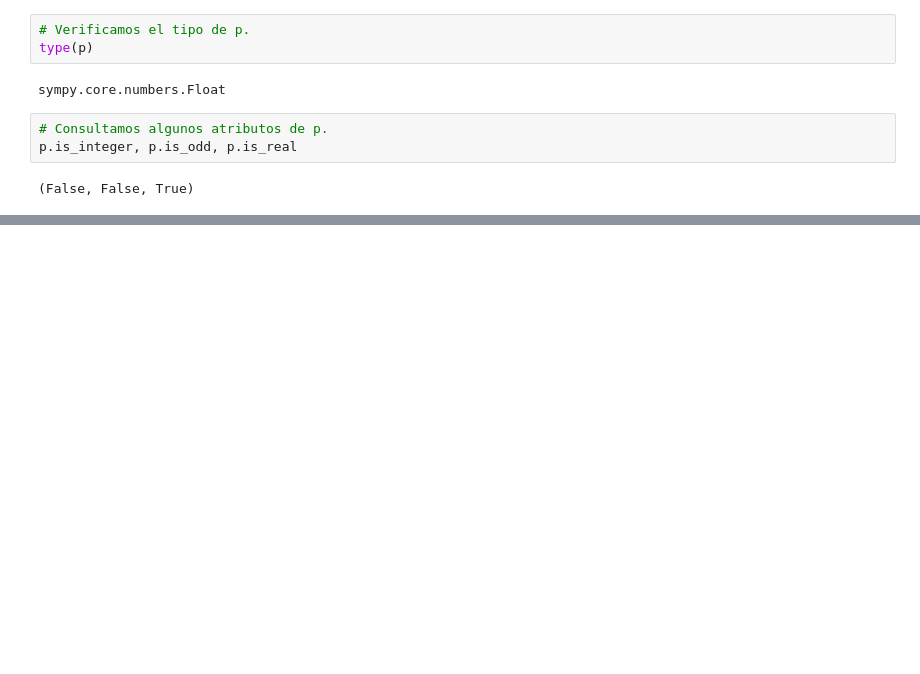
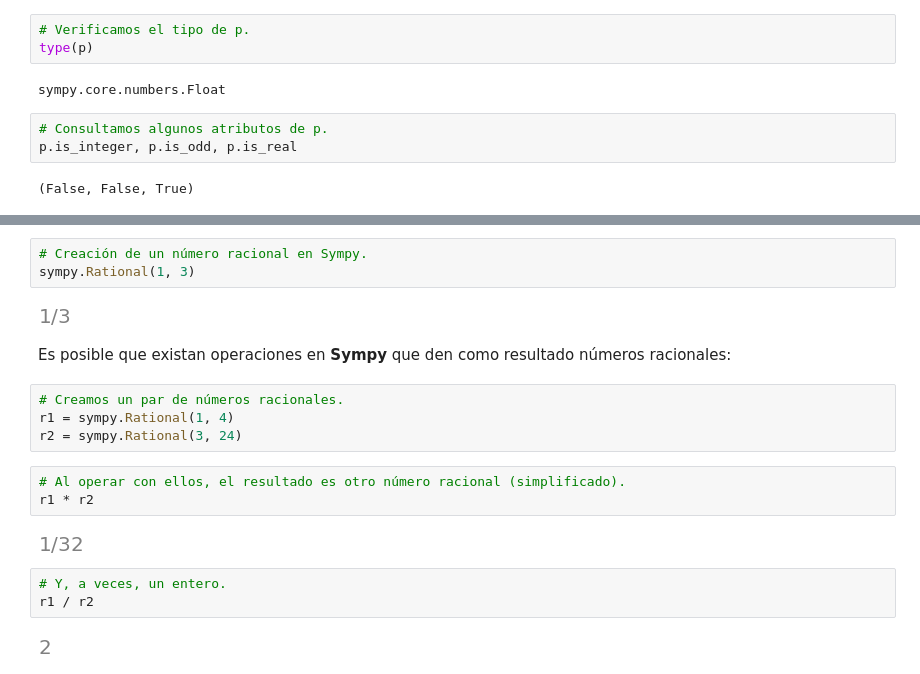
Before and after one commit to rquezadac/udd_data_analytics_lectures, a Jupyter notebook: seccion_04_scipy/clase_4_2.ipynb, the cells around one changed output, grey strips where cells are left out. Cells and saved outputs as stored; diff of their text form; blank space fills up the shorter version.

```diff
--- a/seccion_04_scipy/clase_4_2.ipynb
+++ b/seccion_04_scipy/clase_4_2.ipynb
@@ -151,0 +209,21 @@ Siempre podremos *traer* instancias de `sympy.Integer` y `sympy.Float` de vuelta
+# %%
+# Creación de un número racional en Sympy.
+sympy.Rational(1, 3)
+# %% [output]
+[figure, added]
+# %% [markdown]
+Es posible que existan operaciones en **Sympy** que den como resultado números racionales:
+# %%
+# Creamos un par de números racionales.
+r1 = sympy.Rational(1, 4)
+r2 = sympy.Rational(3, 24)
+# %%
+# Al operar con ellos, el resultado es otro número racional (simplificado).
+r1 * r2
+# %% [output]
+[figure, added]
+# %%
+# Y, a veces, un entero.
+r1 / r2
+# %% [output]
+[figure, added]
```
Also changed, not shown: parts of 37 cells of this notebook.
